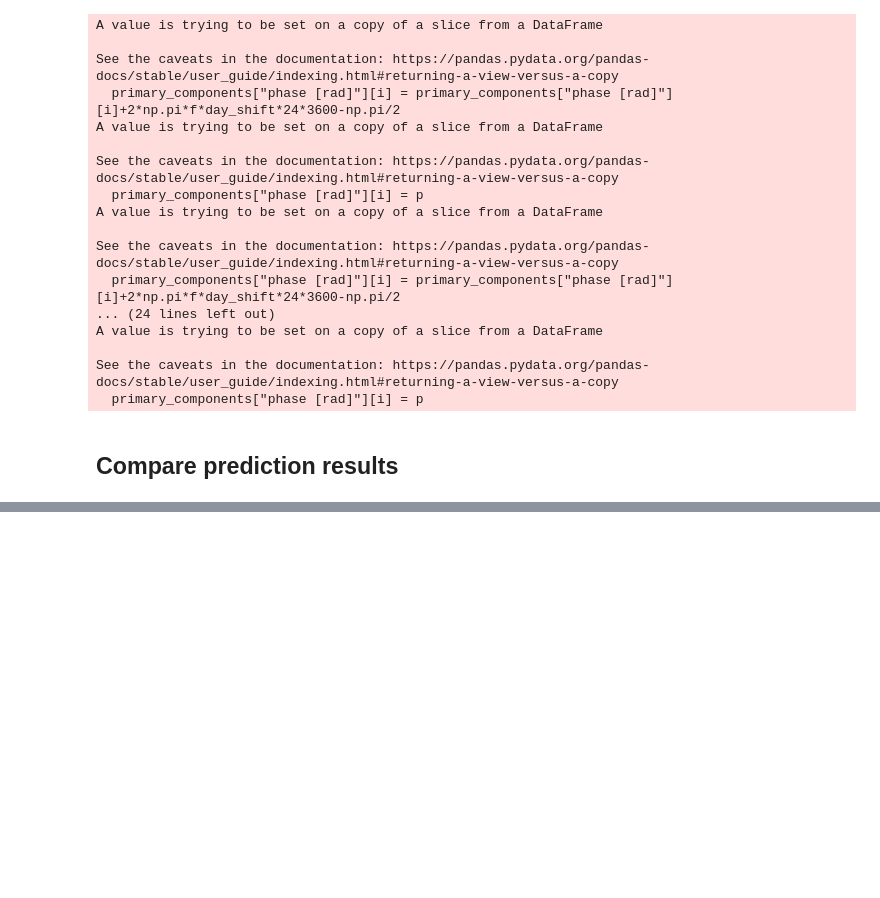
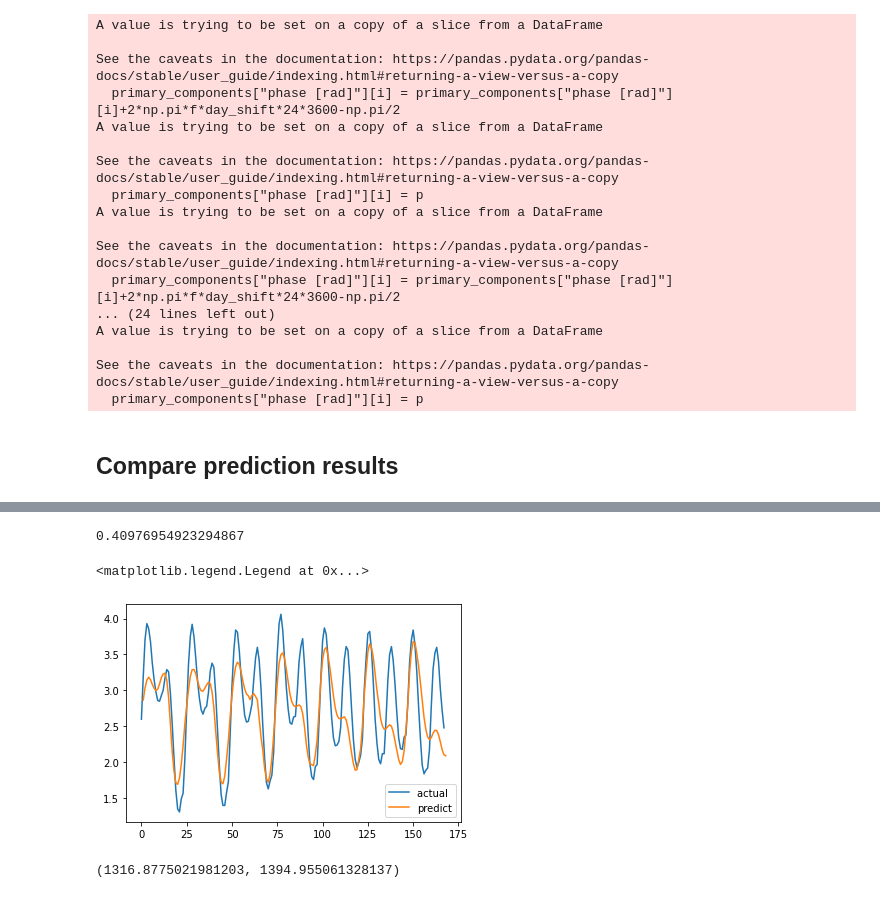
Before and after one commit to qt22/SYDE362, a Jupyter notebook: tide_analysis.ipynb, the cells around one changed output, grey strips where cells are left out. Saved outputs shown, nothing was run; the diff lists cells and outputs as text; code cells hidden in the pictures; blank space fills up the shorter version.

```diff
--- a/tide_analysis.ipynb
+++ b/tide_analysis.ipynb
@@ -608,0 +636,35 @@ plt.legend()
+# %%
+actual_slev = df[1176+30*24:1176+37*24]["SLEV(metres)"]
+actual_slev = actual_slev.reset_index(drop=True)
+
+
+
+rmse = get_mse(actual_slev, predTide)
+rmse = rmse ** 0.5
+
+rmseFFT = get_mse(actual_slev, fft_predictions[2]) ** 0.5
+
+print(rmseFFT)
+
+
+plt.plot(array, actual_slev, label='actual ')
+plt.plot(x, predTide,  label = "predict")
+plt.legend()
+# %% [output]
+0.40976954923294867
+<matplotlib.legend.Legend at 0x...>
+[figure, added]
+# %%
+from scipy.signal import correlate
+
+cross_corr1 = np.correlate(predTide,actual_slev,  mode='full')
+
+cross_corr_max1 = np.max(cross_corr1)
+
+cross_corr2 = np.correlate(fft_predictions[2] ,actual_slev,  mode='full')
+
+cross_corr_max2 = np.max(cross_corr2)
+
+cross_corr_max1, cross_corr_max2
+# %% [output]
+(1316.8775021981203, 1394.955061328137)
```
Also changed, not shown: parts of 18 cells of this notebook, 4 other files.
